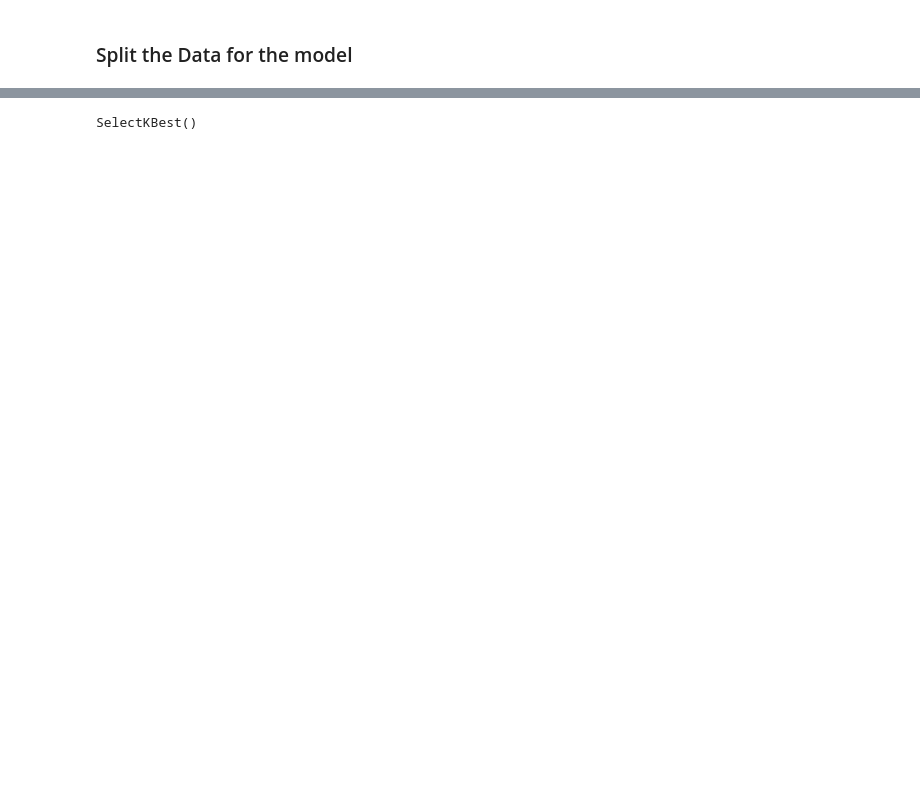
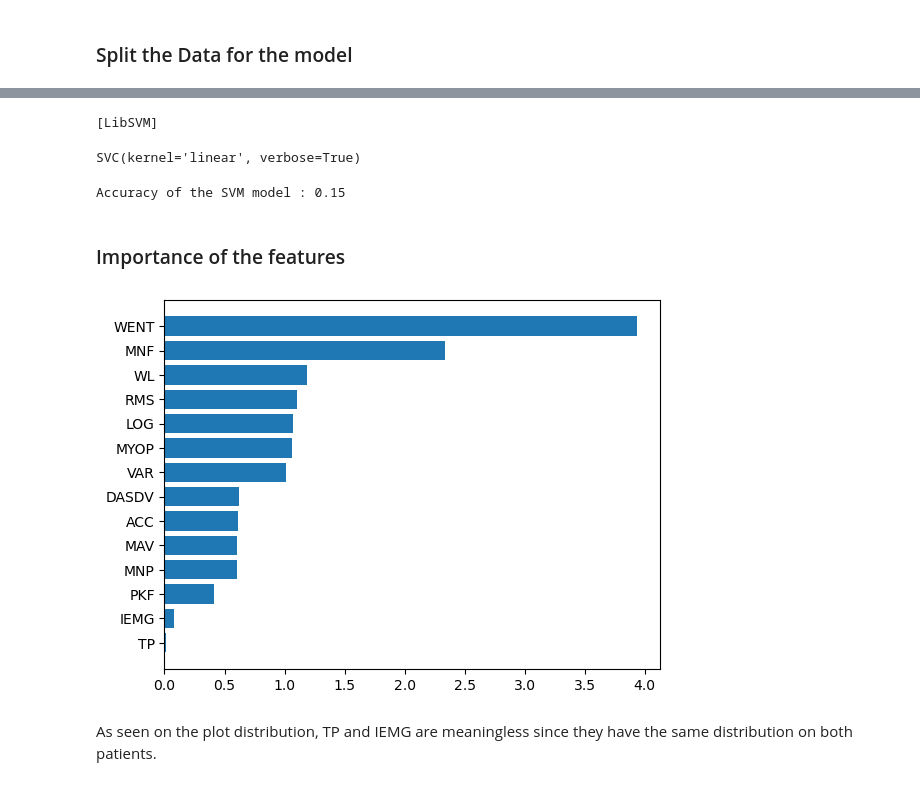
Before and after one commit to mkondracki/miniproject3, a Jupyter notebook: feature_extraction.ipynb, the cells around one changed output, grey strips where cells are left out. Cells and saved outputs as stored; diff of their text form; code cells hidden in the pictures; blank space fills up the shorter version.

```diff
--- a/feature_extraction.ipynb
+++ b/feature_extraction.ipynb
@@ -376,0 +503,10 @@ emg_features_norm_full.shape
+# %%
+# create n_subj dictionnnaray
+data_27=np.zeros((n_repetitions*n_subj*120, n_features))
+labels_27=np.zeros((n_repetitions*n_subj*120))
+
+for n in range(n_subj):
+    for k in range(n_repetitions):
+        for i in range(n_epochs):
+            data_27[n*n_repetitions*n_epochs+k*n_epochs+i] = emg_features_norm[n][:,(k*14):14*(k+1)][i]
+            labels_27[n*n_repetitions*n_epochs+k*n_epochs+i] = labels_dict[n][i]
@@ -377,11 +515,18 @@ emg_features_norm_full.shape
 # %%
-X_train, X_test, y_train, y_test = train_test_split(emg_features_norm_full, labels, test_size=0.2)
+X_train, X_test, y_train, y_test = train_test_split(data_27, labels_27, test_size=0.2)
-# %%
-selector = SelectKBest(f_classif)
-selector.fit(X_train, y_train)
-scores = -np.log10(selector.pvalues_)
-scores /= scores.max()
-# %%
-print(selector)
-# %% [output]
-SelectKBest()
+# %%
+clf = svm.SVC(kernel='linear', verbose=True)
+clf.fit(X_train, y_train)
+# %% [output]
+[LibSVM]
+SVC(kernel='linear', verbose=True)
+# %%
+y_hat=clf.predict(X_test)
+
+error = len(np.where((y_hat-y_test)!=0)[0])
+accuracy = 1-(error/len(y_hat))
+print("Accuracy of the SVM model : %.2f"%accuracy)
+# %% [output]
+Accuracy of the SVM model : 0.15
+# %% [markdown]
+### Importance of the features
@@ -387,0 +535,16 @@ SelectKBest()
+# %%
+def f_importances(coef, names):
+    imp = coef
+    # take the absolute value : https://stackoverflow.com/questions/35249760/using-scikit-to-determine-contributions-of-each-feature-to-a-specific-class-pred/49937090#49937090
+    imp = np.abs(imp)
+    imp,names = zip(*sorted(zip(imp,names)))
+    plt.barh(range(len(names)), imp, align='center')
+    plt.yticks(range(len(names)), names)
+    plt.show()
+
+
+f_importances(clf.coef_[0], feature_names)
+# %% [output]
+[figure, added]
+# %% [markdown]
+As seen on the plot distribution, TP and IEMG are meaningless since they have the same distribution on both patients.
```
Also changed, not shown: parts of 32 cells of this notebook.
